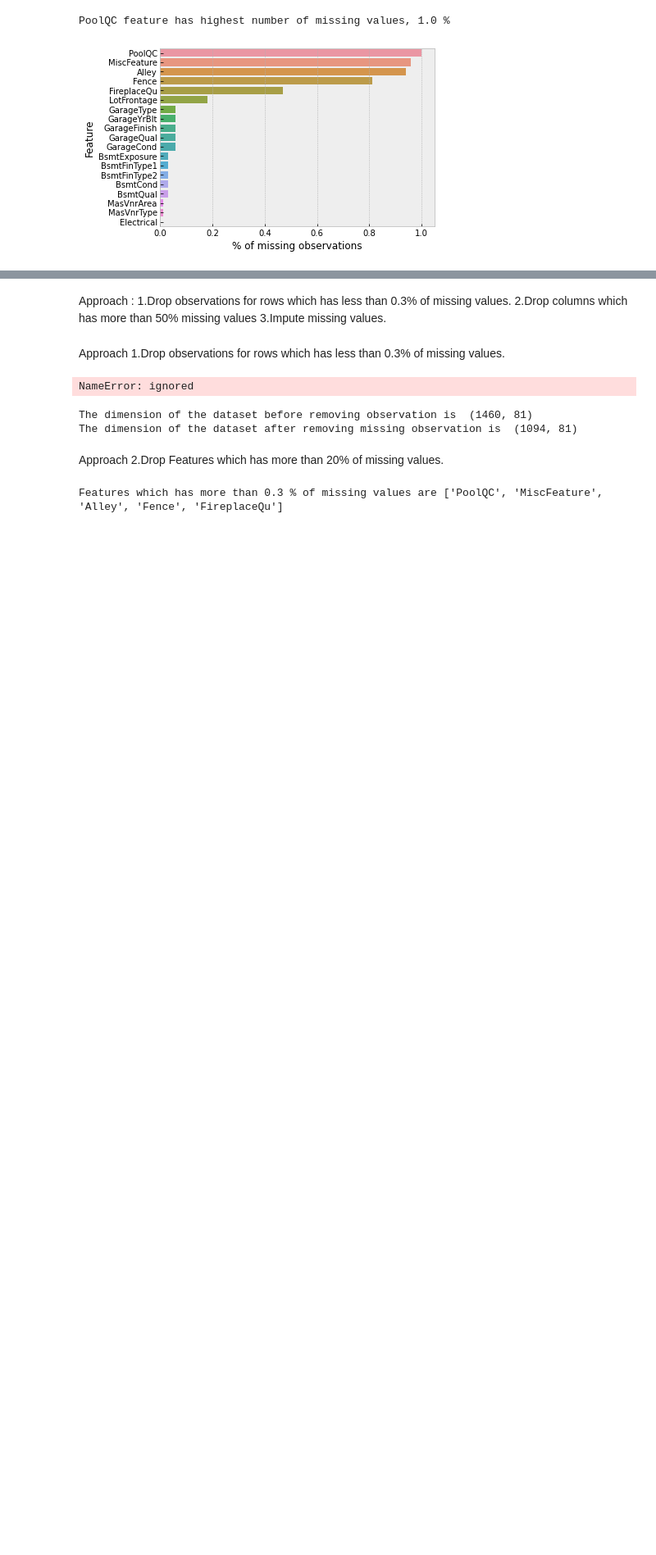
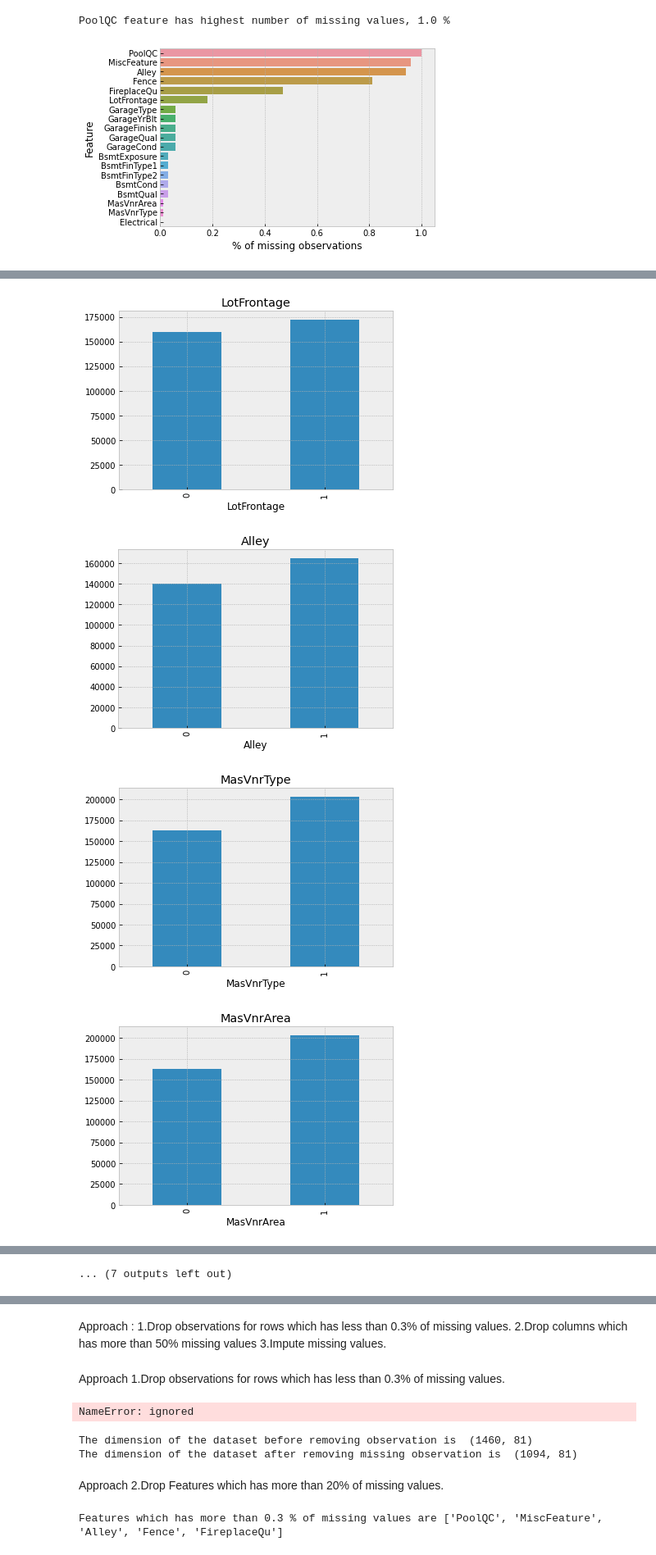
Before and after one commit to chandra-sekar-1983/eda, a Jupyter notebook: EDA_Analysis.ipynb, the cells around one changed output, grey strips where cells are left out. Shown at 82% size. Cells and saved outputs as stored; diff of their text form; code cells hidden in the pictures; blank space fills up the shorter version.

```diff
--- a/EDA_Analysis.ipynb
+++ b/EDA_Analysis.ipynb
@@ -14,6 +17,6 @@ plt.style.use('bmh')
 # %%
-#### specifiying path of data - modify the file path
-filepath="/content/train.csv"
+#### sload dataset - modify the file path
+filepath="/content/train1.csv"
 # %%
 ### reading the file
-df = pd.read_csv(filepath)
+data = pd.read_csv(filepath)
@@ -140,0 +169,27 @@ PoolQC feature has highest number of missing values, 1.0 %
+# %%
+vars_with_na = [var for var in data.columns if data[var].isnull().sum() > 0]
+
+def analyse_na_value(df, var):
+
+    df = df.copy()
+
+    # let's make a variable that indicates 1 if the observation was missing or zero otherwise
+    df[var] = np.where(df[var].isnull(), 1, 0)
+
+    # let's compare the median of o/p in the observations where data is missing
+    # vs the observations where a value is available
+
+    df.groupby(var)[output_col].median().plot.bar()
+
+    plt.title(var)
+    plt.show()
+
+
+# let's run the function on each variable with missing data
+for var in vars_with_na:
+    analyse_na_value(data, var)
+# %% [output]
+[figure, added]
+[figure, added]
+[figure, added]
+[figure, added]
@@ -140,0 +204 @@ PoolQC feature has highest number of missing values, 1.0 %
+... (7 outputs left out)
```
Also changed, not shown: parts of 63 cells of this notebook.
